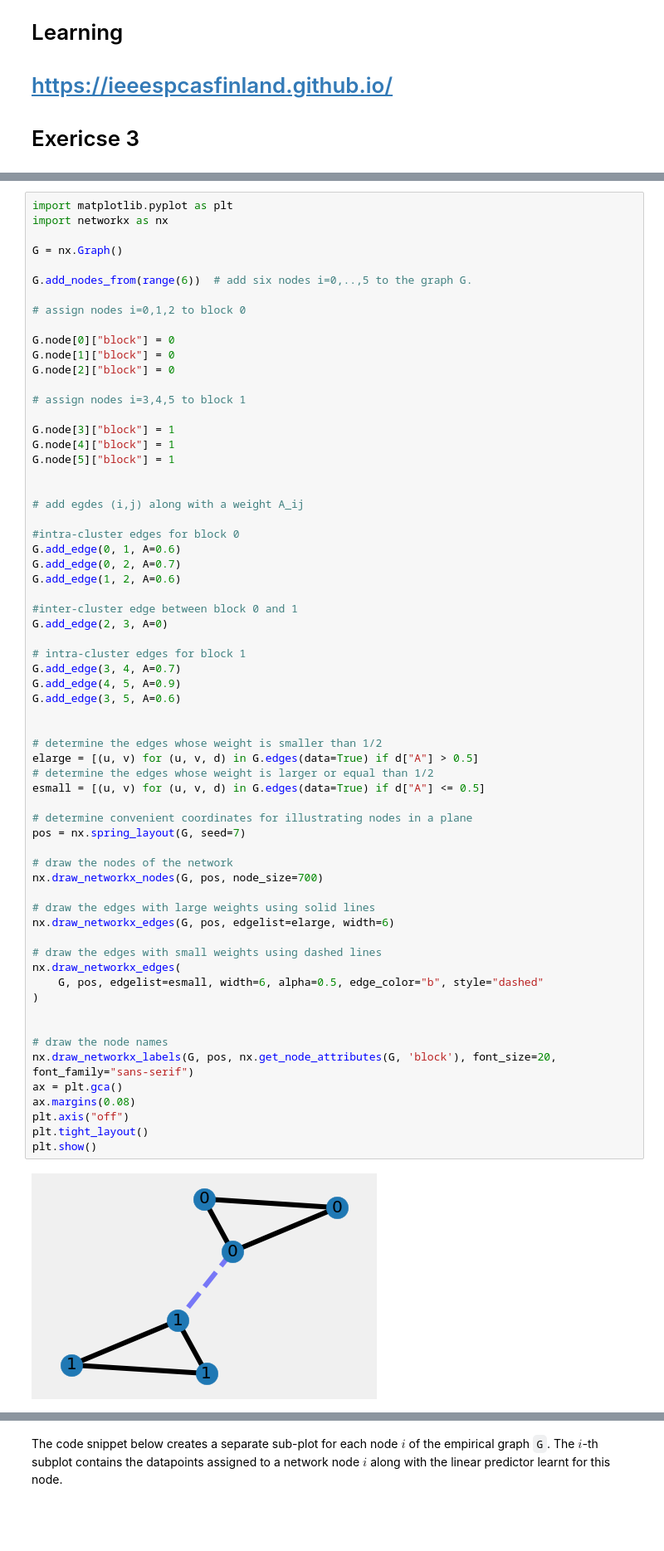
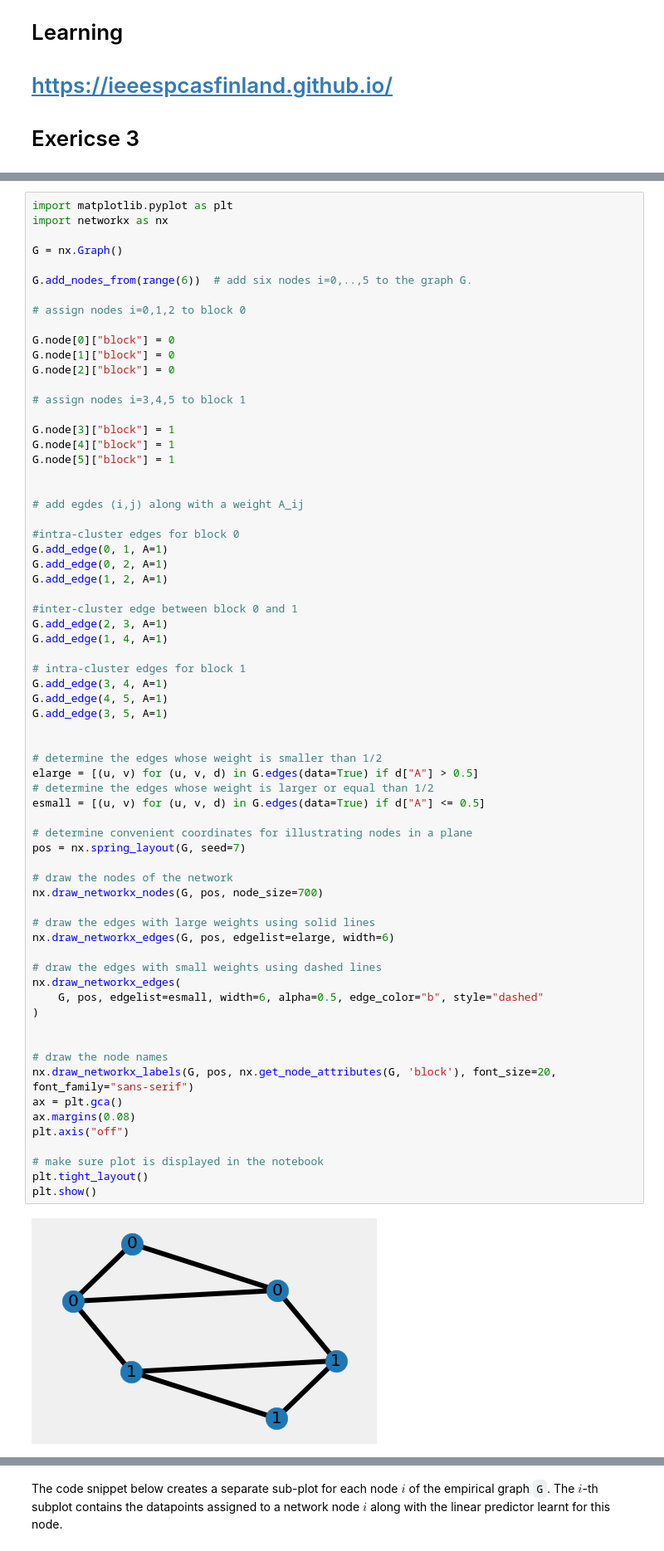
Before and after one commit to ieeespcasfinland/ieeespcasfinland.github.io, a Jupyter notebook: Exercise_3.ipynb, the cells around one changed output, grey strips where cells are left out. Shown: that part at 83% size. Saved outputs shown, nothing was run; the diff lists cells and outputs as text; blank space fills up the shorter version.

```diff
--- a/Exercise_3.ipynb
+++ b/Exercise_3.ipynb
@@ -37,48 +33,51 @@ G.node[5]["block"] = 1
 # add egdes (i,j) along with a weight A_ij
 
 #intra-cluster edges for block 0
-G.add_edge(0, 1, A=0.6)
-G.add_edge(0, 2, A=0.7)
-G.add_edge(1, 2, A=0.6)
+G.add_edge(0, 1, A=1)
+G.add_edge(0, 2, A=1)
+G.add_edge(1, 2, A=1)
 
 #inter-cluster edge between block 0 and 1
-G.add_edge(2, 3, A=0)
+G.add_edge(2, 3, A=1)
+G.add_edge(1, 4, A=1)
 
 # intra-cluster edges for block 1
-G.add_edge(3, 4, A=0.7)
-G.add_edge(4, 5, A=0.9)
-G.add_edge(3, 5, A=0.6)
+G.add_edge(3, 4, A=1)
+G.add_edge(4, 5, A=1)
+G.add_edge(3, 5, A=1)
 
 
 # determine the edges whose weight is smaller than 1/2
 elarge = [(u, v) for (u, v, d) in G.edges(data=True) if d["A"] > 0.5]
 # determine the edges whose weight is larger or equal than 1/2
 esmall = [(u, v) for (u, v, d) in G.edges(data=True) if d["A"] <= 0.5]
 
 # determine convenient coordinates for illustrating nodes in a plane
 pos = nx.spring_layout(G, seed=7)
 
 # draw the nodes of the network
 nx.draw_networkx_nodes(G, pos, node_size=700)
 
 # draw the edges with large weights using solid lines
 nx.draw_networkx_edges(G, pos, edgelist=elarge, width=6)
 
 # draw the edges with small weights using dashed lines
 nx.draw_networkx_edges(
     G, pos, edgelist=esmall, width=6, alpha=0.5, edge_color="b", style="dashed"
 )
 
 
 # draw the node names
 nx.draw_networkx_labels(G, pos, nx.get_node_attributes(G, 'block'), font_size=20, font_family="sans-serif")
 ax = plt.gca()
 ax.margins(0.08)
 plt.axis("off")
+
+# make sure plot is displayed in the notebook
 plt.tight_layout()
 plt.show()
 # %% [output]
-[figure, old version]
+[figure, new version]
 # %% [markdown]
 ## Networked Data and Models
 
```
Also changed, not shown: parts of 7 cells of this notebook, 1 other file.
